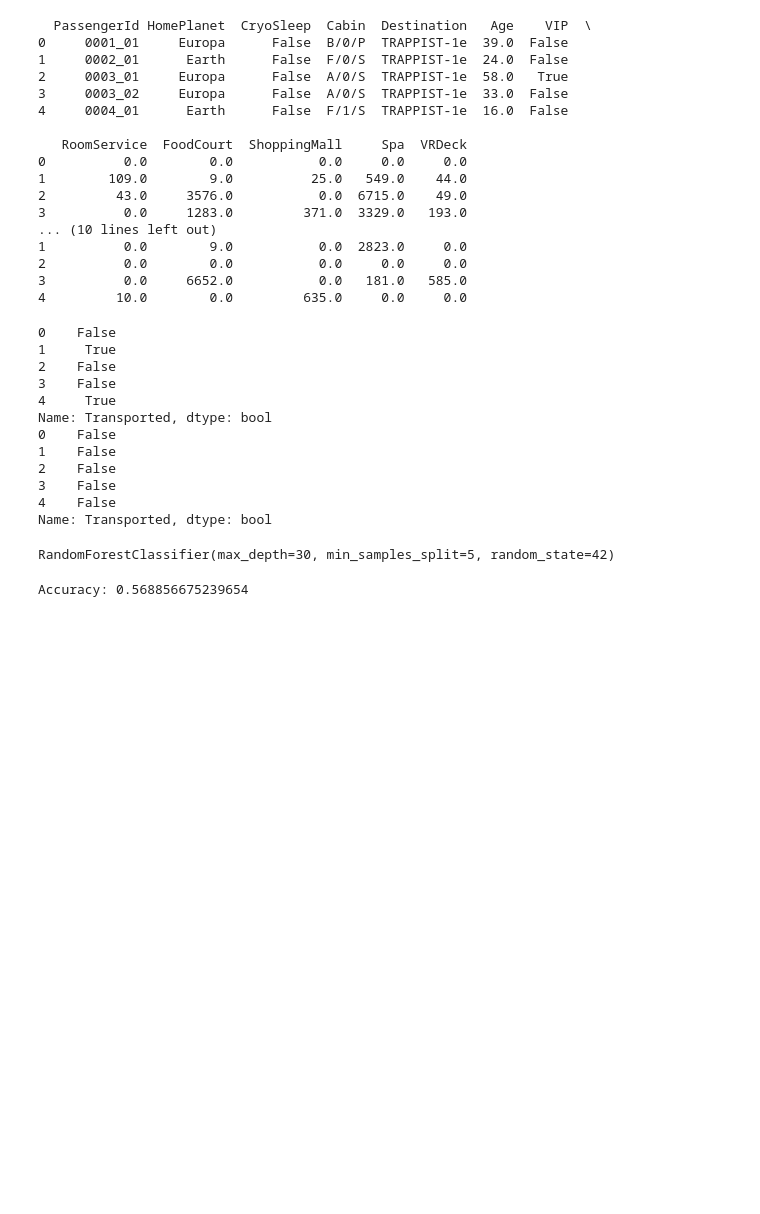
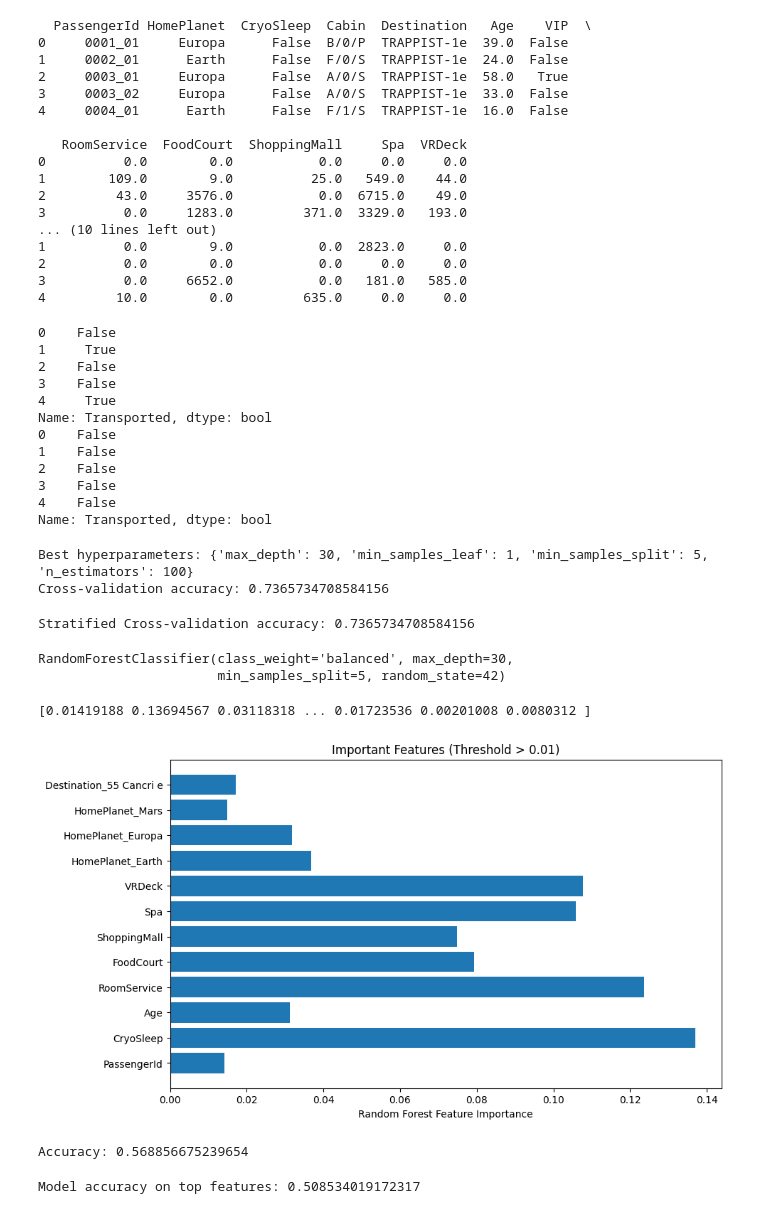
Before and after one commit to zaranasavani/Spaceship-Titanic, a Jupyter notebook: Spaceship_Titanic.ipynb, the cells around one changed output. Cells and saved outputs as stored; diff of their text form; code cells hidden in the pictures; blank space fills up the shorter version.

```diff
--- a/Spaceship_Titanic.ipynb
+++ b/Spaceship_Titanic.ipynb
@@ -194,28 +194,61 @@ X_test = pd.get_dummies(X_test, columns=["HomePlanet","Cabin","Destination"])
 
 X_train, X_test = X_train.align(X_test, join="left", axis=1, fill_value=0)
 # %%
-# from sklearn.model_selection import GridSearchCV
-# from sklearn.ensemble import RandomForestClassifier
+from sklearn.model_selection import GridSearchCV
+from sklearn.ensemble import RandomForestClassifier
 
-# param_grid = {
-#     'n_estimators': [100, 200, 300, 400],
-#     'max_depth': [10, 20, 30, 40],
-#     'min_samples_split': [2, 5, 10, 20],
-#     'min_samples_leaf': [1, 2, 4, 8]
-# }
+param_grid = {
+    'n_estimators': [100, 200, 300],
+    'max_depth': [10, 20, 30],
+    'min_samples_split': [2, 5, 10],
+    'min_samples_leaf': [1, 2, 4]
+}
 
-# grid_search = GridSearchCV(RandomForestClassifier(random_state=42), param_grid, cv=3, scoring='accuracy')
-# grid_search.fit(X_train, y_train)
+grid_search = GridSearchCV(RandomForestClassifier(random_state=42), param_grid, cv=3, scoring='accuracy')
+grid_search.fit(X_train, y_train)
 
-# best_model = grid_search.best_estimator_
-# print(f"Best hyperparameters: {grid_search.best_params_}")
+best_model = grid_search.best_estimator_
+print(f"Best hyperparameters: {grid_search.best_params_}")
+
+from sklearn.model_selection import cross_val_score
+scores = cross_val_score(best_model, X_train, y_train, cv=5, scoring='accuracy')
+print(f"Cross-validation accuracy: {scores.mean()}")
+# %% [output]
+Best hyperparameters: {'max_depth': 30, 'min_samples_leaf': 1, 'min_samples_split': 5, 'n_estimators': 100}
+Cross-validation accuracy: 0.7365734708584156
+# %%
+from sklearn.model_selection import StratifiedKFold
+
+skf = StratifiedKFold(n_splits=5)
+scores = cross_val_score(best_model, X_train, y_train, cv=skf, scoring='accuracy')
+print(f"Stratified Cross-validation accuracy: {scores.mean()}")
+# %% [output]
+Stratified Cross-validation accuracy: 0.7365734708584156
 # %%
 from sklearn.ensemble import RandomForestClassifier
 
-model1 = RandomForestClassifier(max_depth=30,min_samples_leaf=1,min_samples_split=5,n_estimators=100,random_state=42,bootstrap=True)
+model1 = RandomForestClassifier(max_depth=30,min_samples_leaf=1,min_samples_split=5,n_estimators=100,random_state=42,class_weight="balanced",bootstrap=True)
 model1.fit(X_train, y_train)
 # %% [output]
-RandomForestClassifier(max_depth=30, min_samples_split=5, random_state=42)
+RandomForestClassifier(class_weight='balanced', max_depth=30,
+                       min_samples_split=5, random_state=42)
+# %%
+import matplotlib.pyplot as plt
+import numpy as np
+
+feature_importance = model1.feature_importances_
+print(feature_importance)
+threshold = 0.01  # Only show features with importance greater than this threshold
+important_idx = np.where(feature_importance > threshold)[0]
+plt.figure(figsize=(10, 6))
+plt.barh(range(len(important_idx)), feature_importance[important_idx], align='center')
+plt.yticks(range(len(important_idx)), np.array(X_train.columns)[important_idx])
+plt.xlabel("Random Forest Feature Importance")
+plt.title("Important Features (Threshold > 0.01)")
+plt.show()
+# %% [output]
+[0.01419188 0.13694567 0.03118318 ... 0.01723536 0.00201008 0.0080312 ]
+[figure, added]
 # %%
 prediction = model1.predict(X_test)
 submission_df = pd.DataFrame({
@@ -230,3 +263,17 @@ accuracy = accuracy_score(y_test, prediction)
 print(f"Accuracy: {accuracy}")
 # %% [output]
 Accuracy: 0.568856675239654
+# %%
+# Get indices of features with high importance
+top_features = np.where(feature_importance > 0.01)[0]
+X_train_top = X_train.iloc[:, top_features]
+
+# Retrain your model on the top features
+model_top = RandomForestClassifier(max_depth=30, min_samples_leaf=1, min_samples_split=5, n_estimators=100, random_state=42)
+model_top.fit(X_train_top, y_train)
+
+# Evaluate on test set (with same selected top features)
+X_test_top = X_test.iloc[:, top_features]
+print(f"Model accuracy on top features: {model_top.score(X_test_top, y_test)}")
+# %% [output]
+Model accuracy on top features: 0.508534019172317
```
